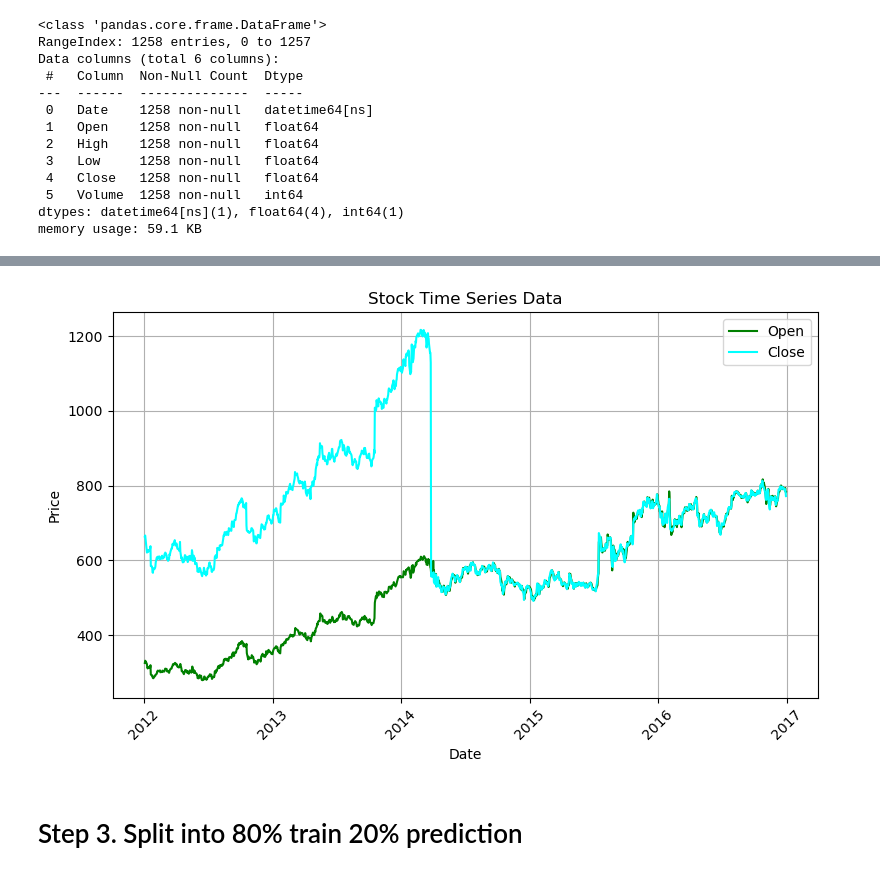
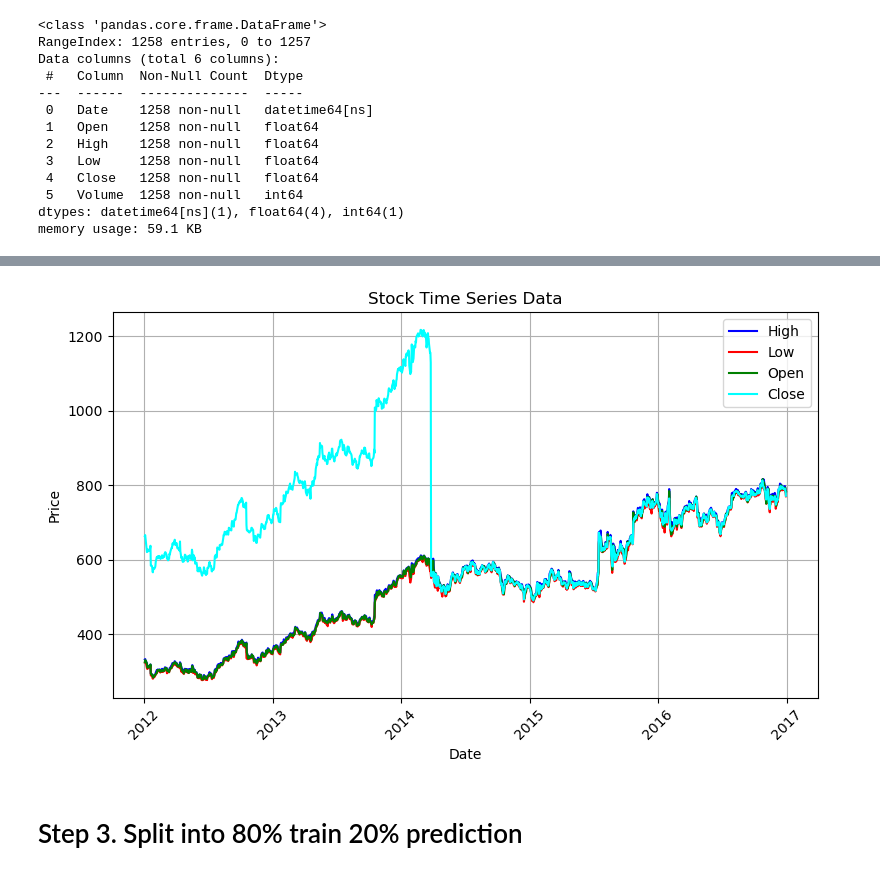
Before and after one commit to anjali-ojha/deep-learning, a Jupyter notebook: assignment/assignment-8/Anjali_Ojha_HW_8.ipynb, the cells around one changed output, grey strips where cells are left out. Saved outputs shown, nothing was run; the diff lists cells and outputs as text; code cells hidden in the pictures.

```diff
--- a/assignment/assignment-8/Anjali_Ojha_HW_8.ipynb
+++ b/assignment/assignment-8/Anjali_Ojha_HW_8.ipynb
@@ -71,32 +71,27 @@ df.describe().T
 # %%
 import matplotlib.pyplot as plt
 
 def plot_stocks(df):
     plt.figure(figsize=(8, 5))
 
     # Plotting High and Low prices
-    # plt.plot(df['Date'], df['High'], label='High', color='blue')
-    # plt.plot(df['Date'], df['Low'], label='Low', color='red')
+    plt.plot(df['Date'], df['High'], label='High', color='blue')
+    plt.plot(df['Date'], df['Low'], label='Low', color='red')
     plt.plot(df['Date'], df['Open'], label='Open', color='green')
     plt.plot(df['Date'], df['Close'], label='Close', color='cyan')
-
-    # Plotting Open and Close prices as markers
-    # plt.plot(df['Date'], df['Open'], marker='o', linestyle='-', color='green', label='Open')
-    # plt.plot(df['Date'], df['Close'], marker='o', linestyle='-', color='orange', label='Close')
-
     plt.xlabel('Date')
     plt.ylabel('Price')
     plt.title('Stock Time Series Data')
     plt.xticks(rotation=45)
     plt.legend()
     plt.grid(True)
     plt.tight_layout()
     plt.show()
 
 
 plot_stocks(df)
 # %% [output]
-[figure, old version]
+[figure, new version]
 # %%
 def filter_bad_closing_records(df):
     given_date = '3/27/2014'
```
Also changed, not shown: parts of 11 cells of this notebook, 1 other file.
